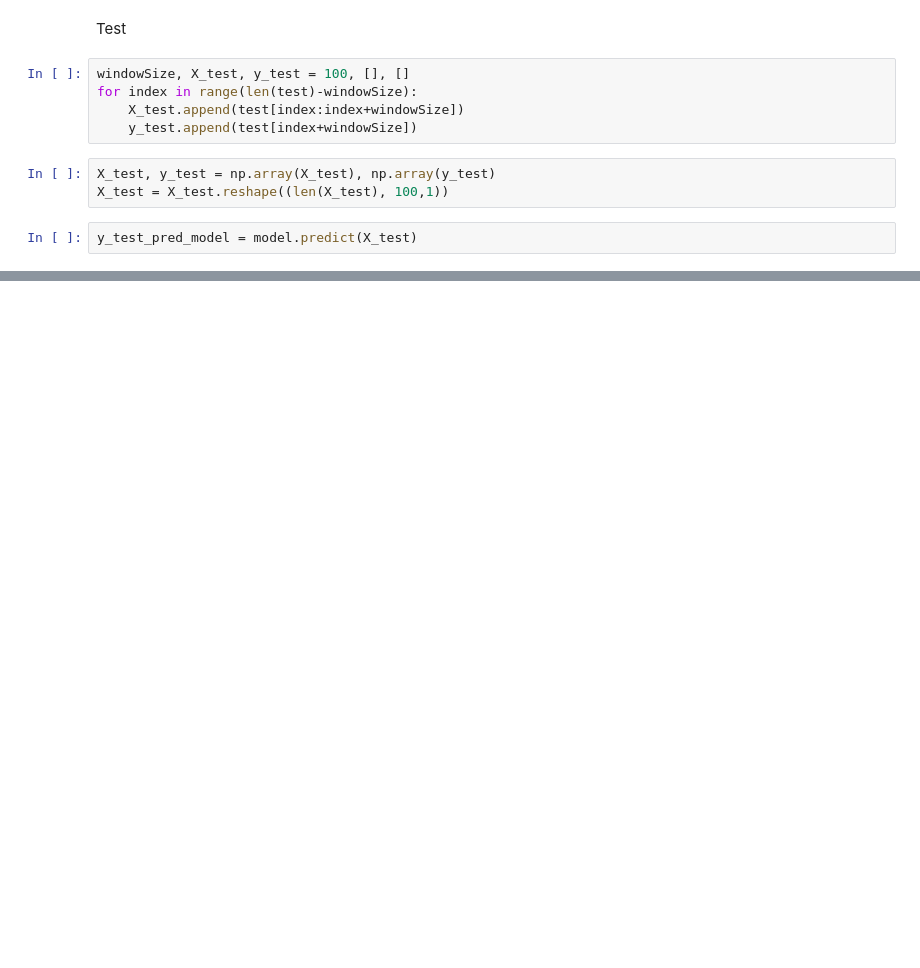
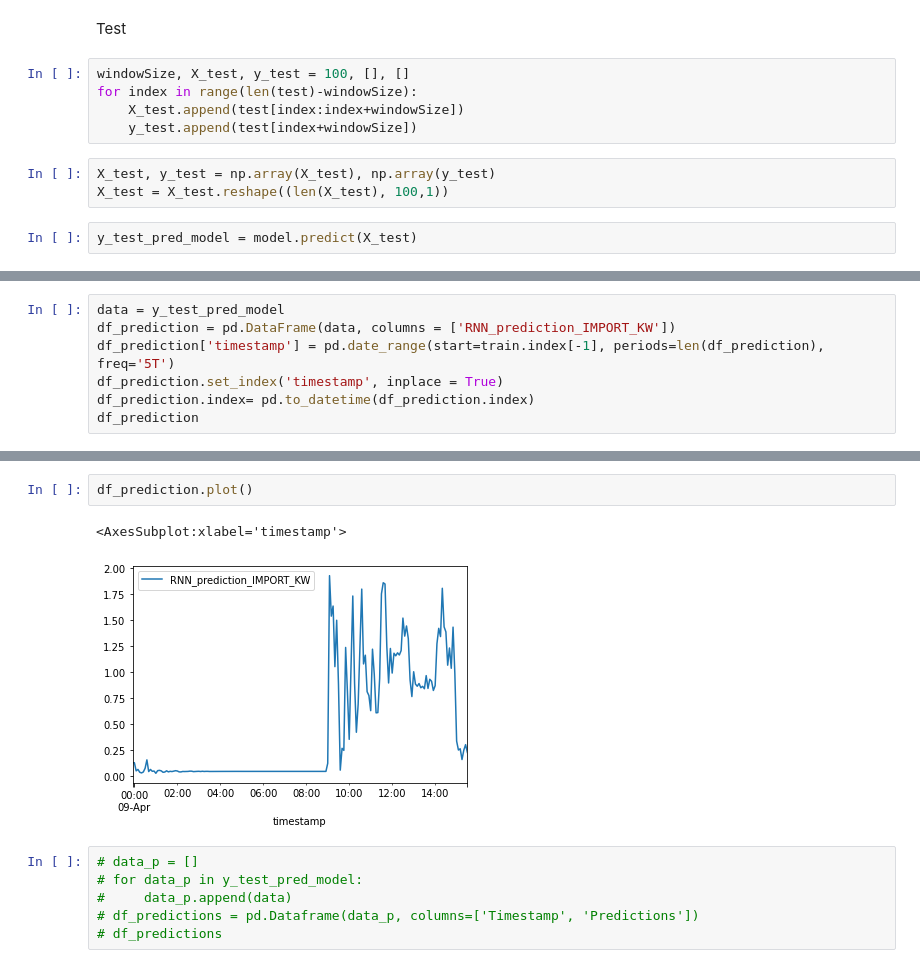
Before and after one commit to LaurensKrook/RenAIssance, a Jupyter notebook: Final/Final Import.ipynb, the cells around one changed output, grey strips where cells are left out. Drawn from its saved outputs; the diff is of its cells as text; blank space fills up the shorter version.

```diff
--- a/Final/Final Import.ipynb
+++ b/Final/Final Import.ipynb
@@ -181,0 +165,7 @@ print(rmse_test)
+# %%
+data = y_test_pred_model
+df_prediction = pd.DataFrame(data, columns = ['RNN_prediction_IMPORT_KW'])
+df_prediction['timestamp'] = pd.date_range(start=train.index[-1], periods=len(df_prediction), freq='5T')
+df_prediction.set_index('timestamp', inplace = True)
+df_prediction.index= pd.to_datetime(df_prediction.index)
+df_prediction
@@ -181,0 +187,11 @@ print(rmse_test)
+# %%
+df_prediction.plot()
+# %% [output]
+<AxesSubplot:xlabel='timestamp'>
+[figure, added]
+# %%
+# data_p = []
+# for data_p in y_test_pred_model:
+#     data_p.append(data)
+# df_predictions = pd.Dataframe(data_p, columns=['Timestamp', 'Predictions'])
+# df_predictions
```
Also changed, not shown: parts of 17 cells of this notebook, 6 other files.
